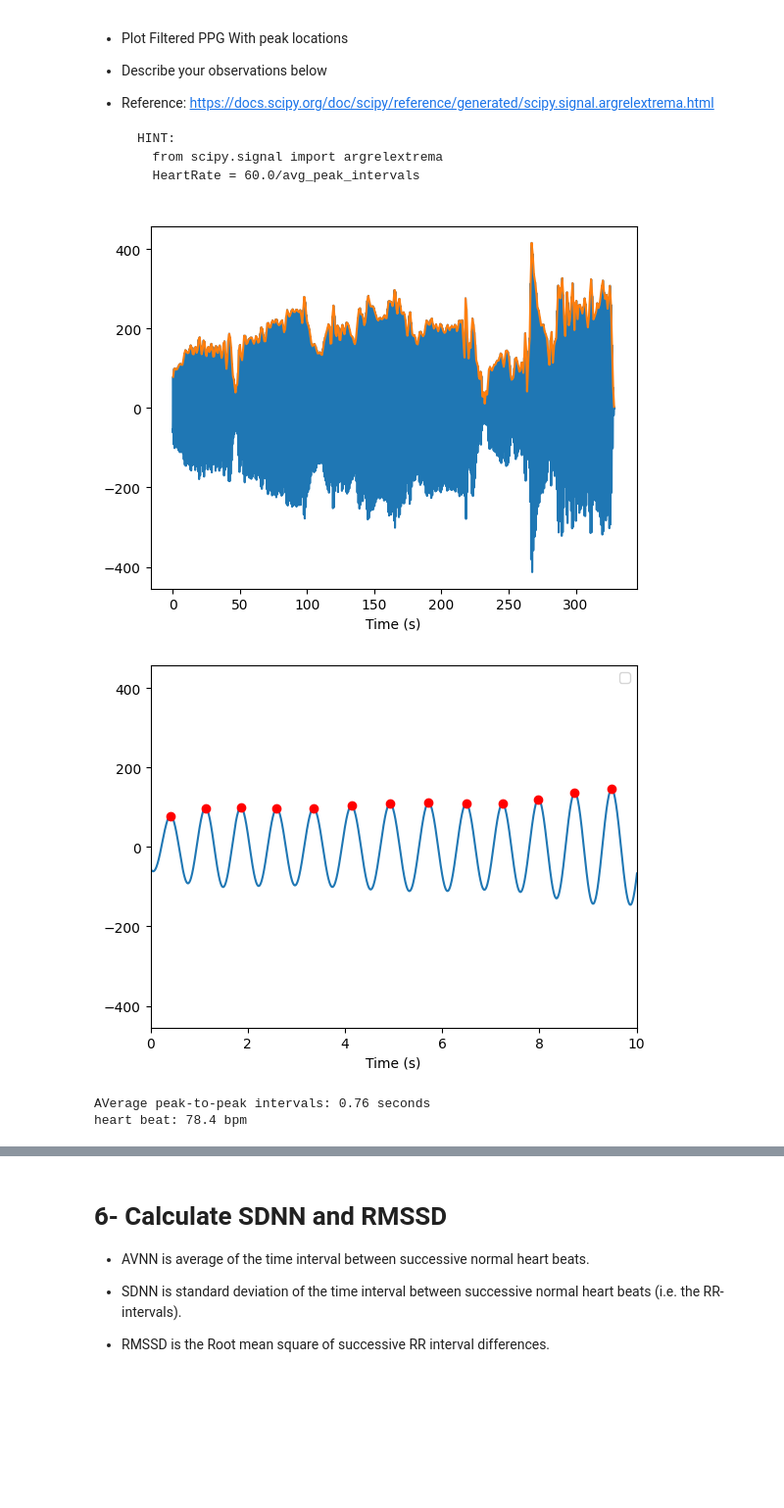
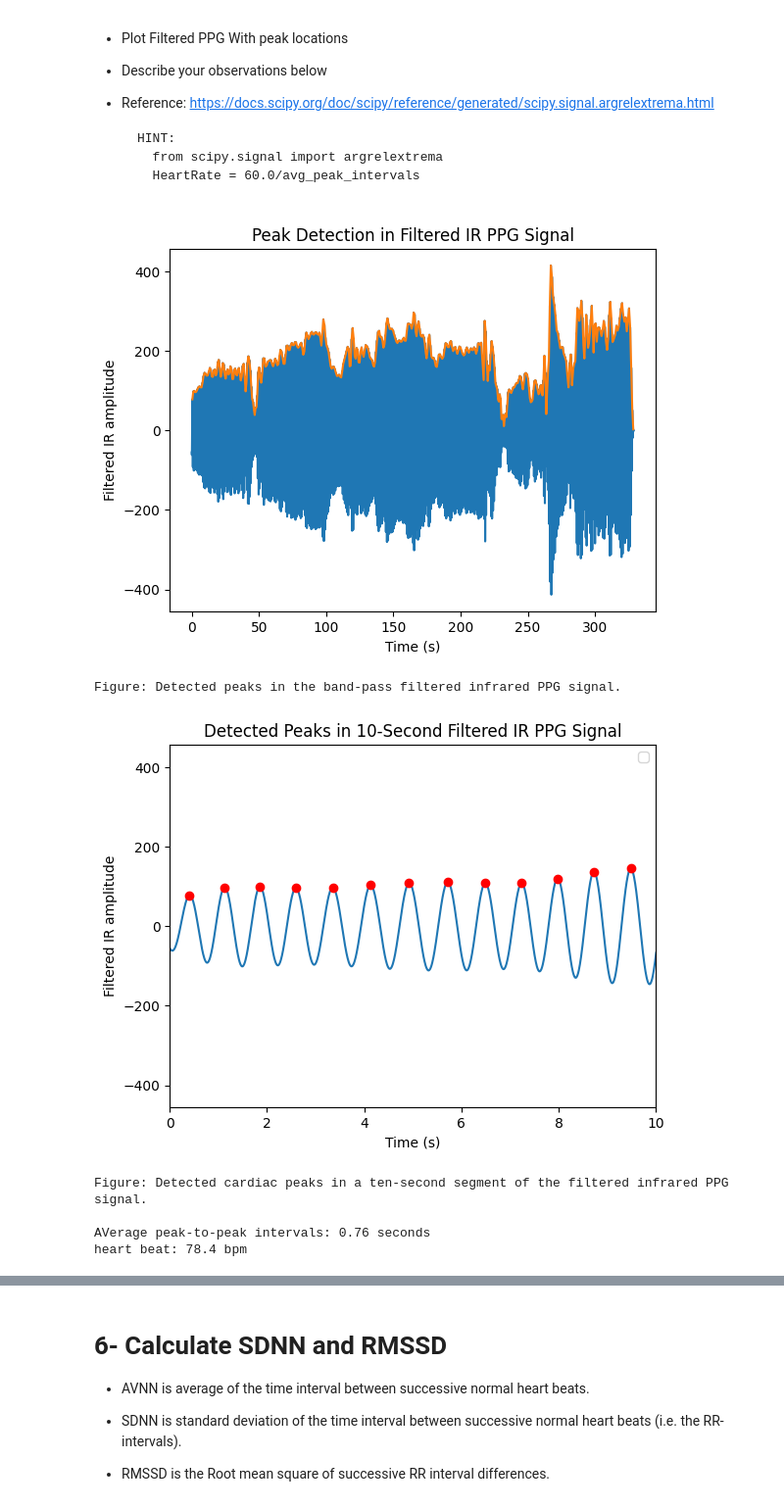
Before and after one commit to simulate111/Acquisition-and-Analysis-of-Biosignals, a Jupyter notebook: dtek0042_exercise_3.ipynb, the cells around one changed output, grey strips where cells are left out. Shown at 98% size. Cells and saved outputs as stored; diff of their text form; code cells hidden in the pictures; blank space fills up the shorter version.

```diff
--- a/dtek0042_exercise_3.ipynb
+++ b/dtek0042_exercise_3.ipynb
@@ -166,30 +179,39 @@ The resulting signal is a clean sinusoid where the systolic peaks are highly vis
 # %%
 #code
 # peak detection
 peaks= signal.argrelextrema(filtered_PPG, np.greater)[0]
 peak_times =time[peaks]
 
 plt.plot(time, filtered_PPG)
 plt.plot(peak_times, filtered_PPG[peaks])
 plt.xlabel("Time (s)")
+plt.title("Peak Detection in Filtered IR PPG Signal")
+plt.ylabel("Filtered IR amplitude")
 plt.show()
+print(f"Figure: Detected peaks in the band-pass filtered infrared PPG signal.")
 #zoom area of 10 seconds
 plt.plot(time, filtered_PPG)
 plt.plot(peak_times,filtered_PPG[peaks], 'ro')
 plt.xlim(0, 10)
 plt.xlabel("Time (s)")
+plt.title("Detected Peaks in 10-Second Filtered IR PPG Signal")
+plt.ylabel("Filtered IR amplitude")
 plt.legend()
 plt.show()
+print(f"Figure: Detected cardiac peaks in a ten-second segment of the filtered infrared PPG signal.\n")
 
 # RR-interval
 RR_intervals =np.diff(peak_times)
 # heart rate and average intervals
 avg_peak_intervals =np.mean(RR_intervals)
 print(f"AVerage peak-to-peak intervals: {avg_peak_intervals:.2f} seconds")
 HeartRate = 60/avg_peak_intervals
 print(f"heart beat: {HeartRate:.1f} bpm")
 # %% [output]
-[figure, old version]
+[figure, new version]
+Figure: Detected peaks in the band-pass filtered infrared PPG signal.
-[figure, old version]
+[figure, new version]
-AVerage peak-to-peak intervals: 0.76 seconds
-heart beat: 78.4 bpm
+Figure: Detected cardiac peaks in a ten-second segment of the filtered infrared PPG signal.
+
+AVerage peak-to-peak intervals: 0.76 seconds
+heart beat: 78.4 bpm
```
Also changed, not shown: parts of 8 cells of this notebook.
